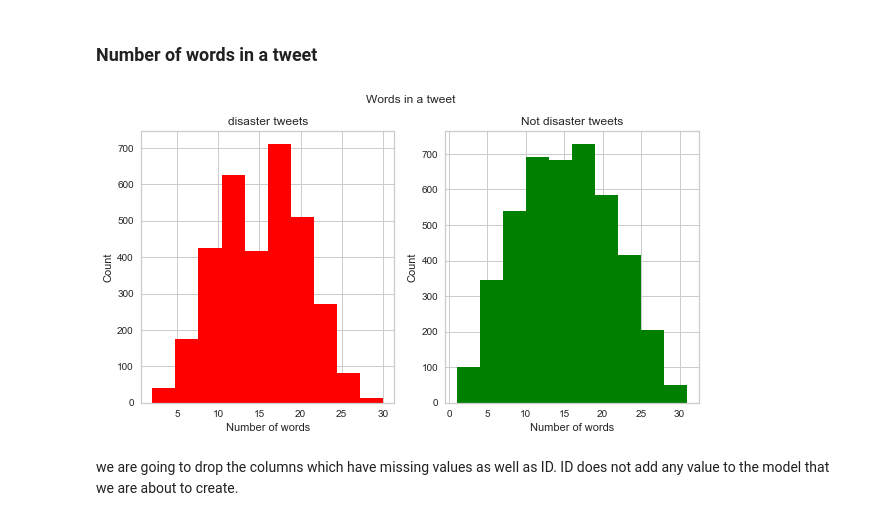
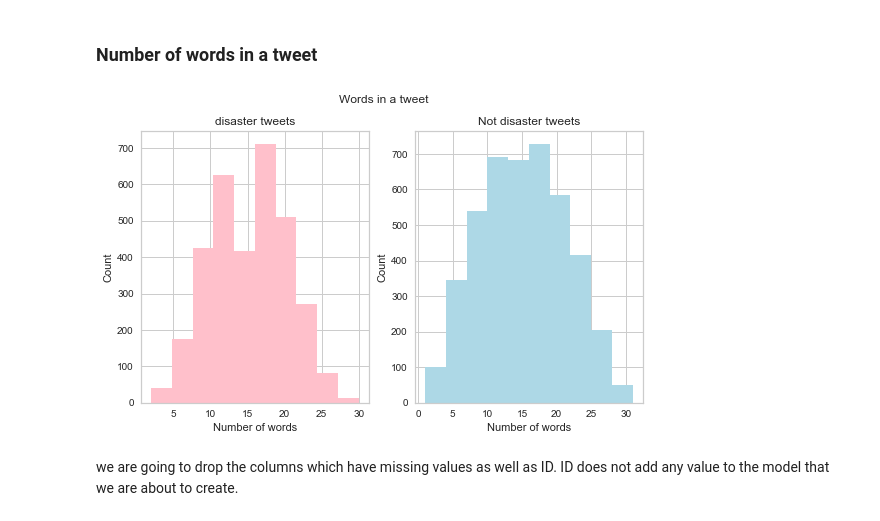
Before and after one commit to alisharifara/disaster-detection-NLP, a Jupyter notebook: Disaster-detection-using-NLP.ipynb, the cells around one changed output. Cells and saved outputs as stored; diff of their text form; code cells hidden in the pictures.

```diff
--- a/Disaster-detection-using-NLP.ipynb
+++ b/Disaster-detection-using-NLP.ipynb
@@ -113,23 +115,23 @@ plt.show();
 # %% [markdown]
 ### Number of words in a tweet
 # %%
-fig,(ax1,ax2)=plt.subplots(1,2,figsize=(10,5))
+fig,(ax1,ax2)=plt.subplots(1,2,figsize=(9,5))
 tweet_disaster_len=df_tweet[df_tweet['target']==1]['text'].str.split().map(lambda x: len(x))
-ax1.hist(tweet_disaster_len,color='red')
+ax1.hist(tweet_disaster_len,color='pink')
 ax1.set_title('disaster tweets')
 ax1.set_xlabel('Number of words')
 ax1.set_ylabel('Count')
 
 tweet_not_disaster_len=df_tweet[df_tweet['target']==0]['text'].str.split().map(lambda x: len(x))
-ax2.hist(tweet_not_disaster_len,color='green')
+ax2.hist(tweet_not_disaster_len,color='lightblue')
 ax2.set_title('Not disaster tweets')
 ax2.set_xlabel('Number of words')
 ax2.set_ylabel('Count')
 
 fig.suptitle('Words in a tweet')
 plt.show();
 # %% [output]
-[figure, old version]
+[figure, new version]
 # %% [markdown]
 we are going to drop the columns which have missing values as well as ID.
 ID does not add any value to the model that we are about to create.
```
Also changed, not shown: parts of 21 cells of this notebook.
